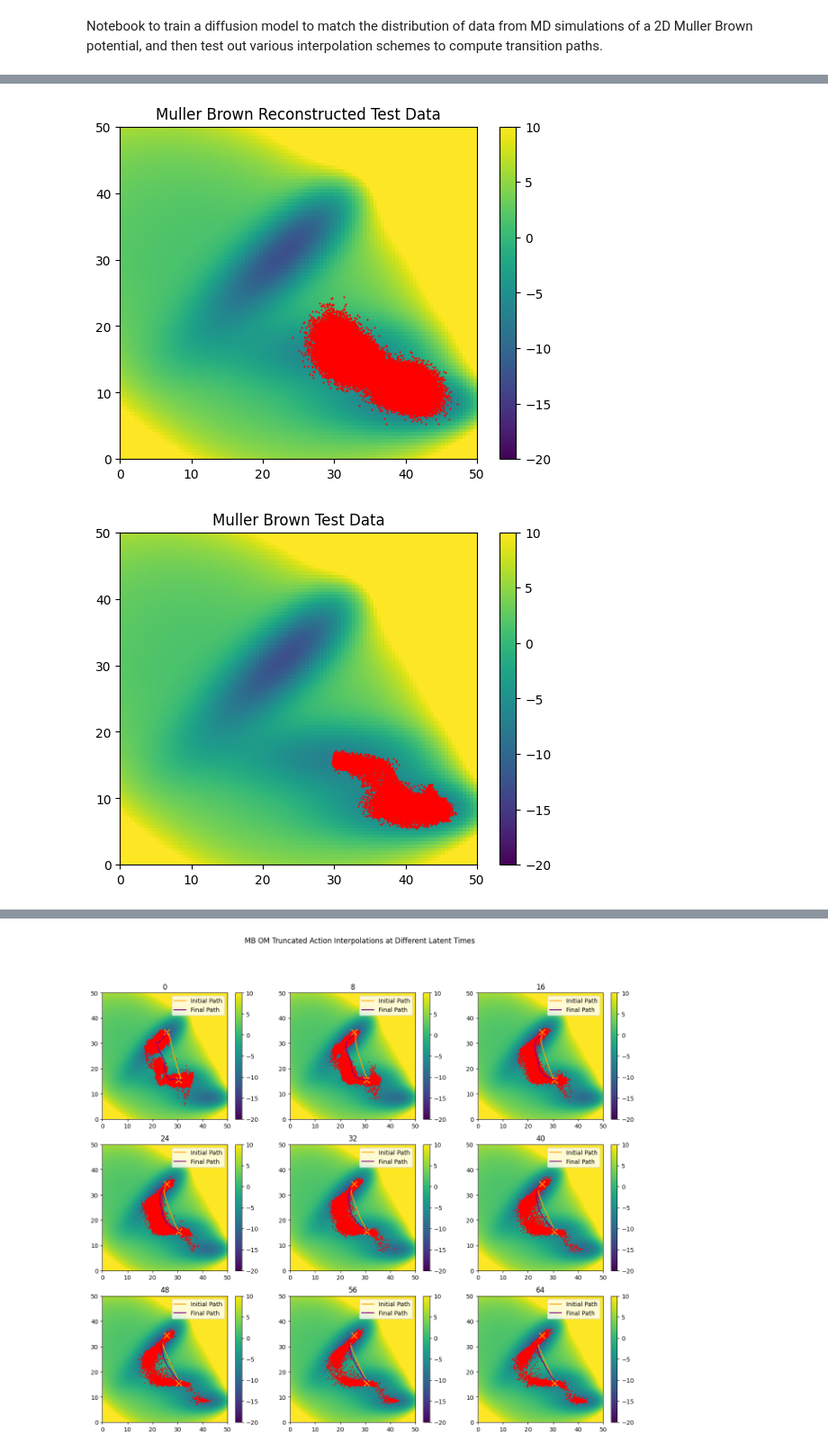
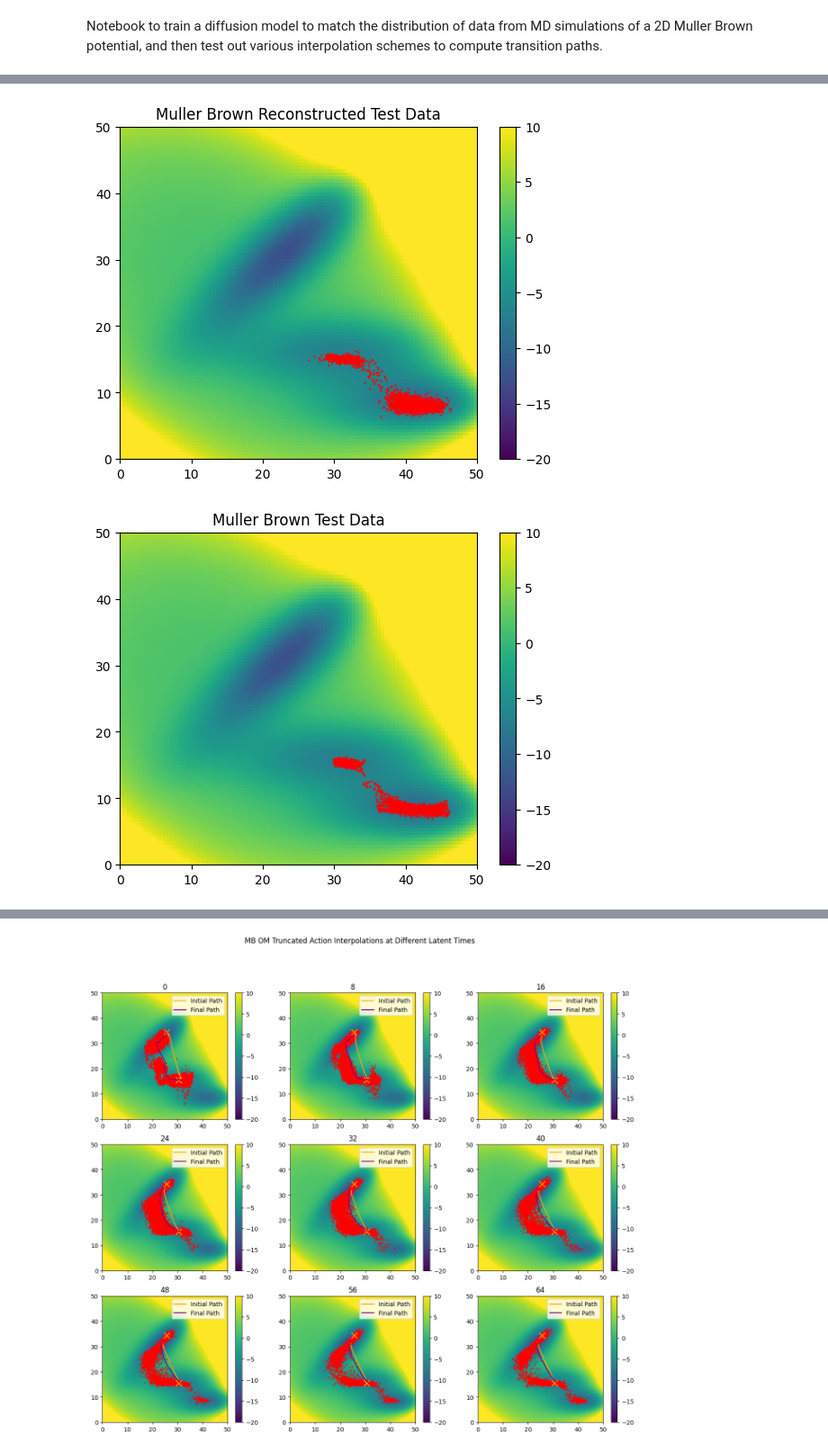
Before and after one commit to michael-psenka/OM-TPS, a Jupyter notebook: train_diffusion_mb.ipynb, the cells around one changed output, grey strips where cells are left out. Shown at 90% size. Drawn from its saved outputs; the diff is of its cells as text; code cells hidden in the pictures.

```diff
--- a/train_diffusion_mb.ipynb
+++ b/train_diffusion_mb.ipynb
@@ -184,0 +176,3 @@ KeyboardInterrupt:
+# %%
+train_dataset = MBDataset(preload_sim_dir="/data/sanjeevr/mb_data/temp=700_timestep=5.0_friction=0.001/train_large", device = "cuda")
+test_dataset = MBDataset(preload_sim_dir="/data/sanjeevr/mb_data/temp=700_timestep=5.0_friction=0.001/val_large", device = "cuda")
@@ -660,13 +684,15 @@ NameError: name 'torch' is not defined
 # %%
 # Unconditional samples from the model
 device = torch.device(torch.cuda.current_device())
-mlp = MLP(3, 256, 2, device, act = F.gelu).to(device).to(torch.float32)
-mlp.load_state_dict(torch.load("mb_diffusion_model_gelu.pt"))
+mlp = MLP(3, 256, 2, device, act = F.relu, conservative=False).to(device).to(torch.float32)
+mlp.load_state_dict(torch.load("mb_diffusion_model.pt"))
 
 model = MBDiffusionModel(mlp, num_steps = 256, device = device).to(device).to(torch.float32)
 all_samples = model.sample(100000, temperature = 1)
-mean = torch.tensor(train_dataset.mean).to(device).to(torch.float32)
-std = torch.tensor(train_dataset.std).to(device).to(torch.float32)
+# mean = torch.tensor(train_dataset.mean).to(device).to(torch.float32)
+# std = torch.tensor(train_dataset.std).to(device).to(torch.float32)
+mean = torch.tensor(np.load("mb_mean.npy")).to(device).to(torch.float32)
+std = torch.tensor(np.load("mb_std.npy")).to(device).to(torch.float32)
 all_samples = all_samples*std + mean
 all_samples = get_numpy(all_samples)
 plot_samples(all_samples, title="Muller Brown Samples")
@@ -675,31 +701,31 @@ plot_samples(all_samples, title="Muller Brown Samples")
 # %%
 # Reconstruction of test data (first batch of dataloader)
 latent_time = 25 # diffusion steps for reconstruction (larger means more diverse samples)
 device = torch.device(torch.cuda.current_device())
 mlp = MLP(3, 256, 2, device).to(device).to(torch.float32)
-mlp.load_state_dict(torch.load("mb_diffusion_model_gelu.pt"))
+mlp.load_state_dict(torch.load("/home/sanjeevr/om-diffusion/wandb/run-20240724_170617-6puhaob8/files/mb_diffusion_model.pt"))
 model = MBDiffusionModel(mlp, num_steps = 256, device = device).to(device).to(torch.float32)
 test_dataloader = torch.utils.data.DataLoader(test_dataset, batch_size = 5000, shuffle = False)
 reconstructed_xs = []
 xs = []
 for x, _ in tqdm(test_dataloader):
     x = x.to(device)
     # take a subset of the data so that we can distinguish the latent times for reconstruction
     mask = torch.logical_and(x[:, 0] > 30, x[:, 1] < 20)
     x = x[mask]
     x = (x - mean) / std
     reconstructed_x = model.reconstruct(x, latent_time, temperature = 1.0)
     x = model.reconstruct(x, 0, temperature = 1.0) # perfect reconstruction
     reconstructed_x = reconstructed_x * std + mean
     x = x * std + mean
     reconstructed_xs.append(reconstructed_x)
     xs.append(x)
 
 reconstructed_xs = torch.cat(reconstructed_xs)
 xs = torch.cat(xs)
 
 plot_samples(get_numpy(reconstructed_xs), title = "Muller Brown Reconstructed Test Data")
 plot_samples(get_numpy(xs), title = "Muller Brown Test Data")
 # %% [output]
-[figure, old version]
+[figure, new version]
-[figure, old version]
+[figure, new version]
```
Also changed, not shown: parts of 16 cells of this notebook, 2 other files.
